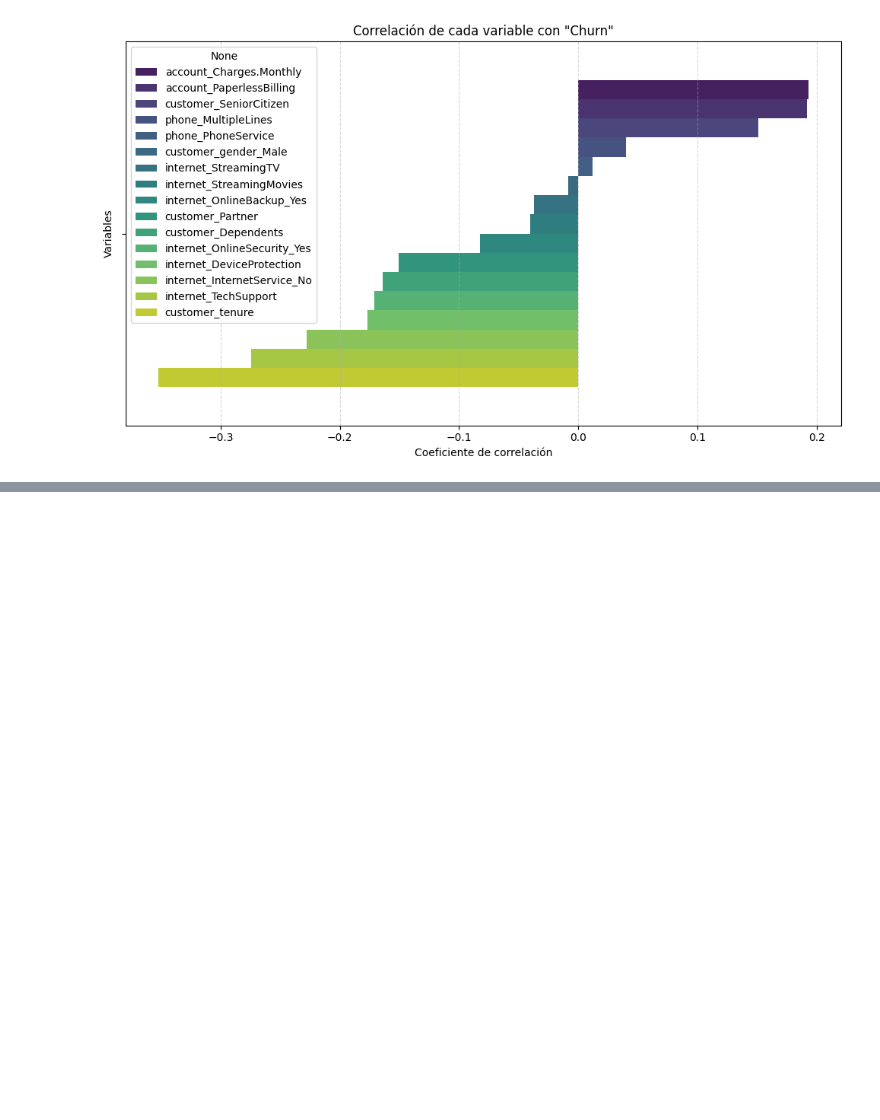
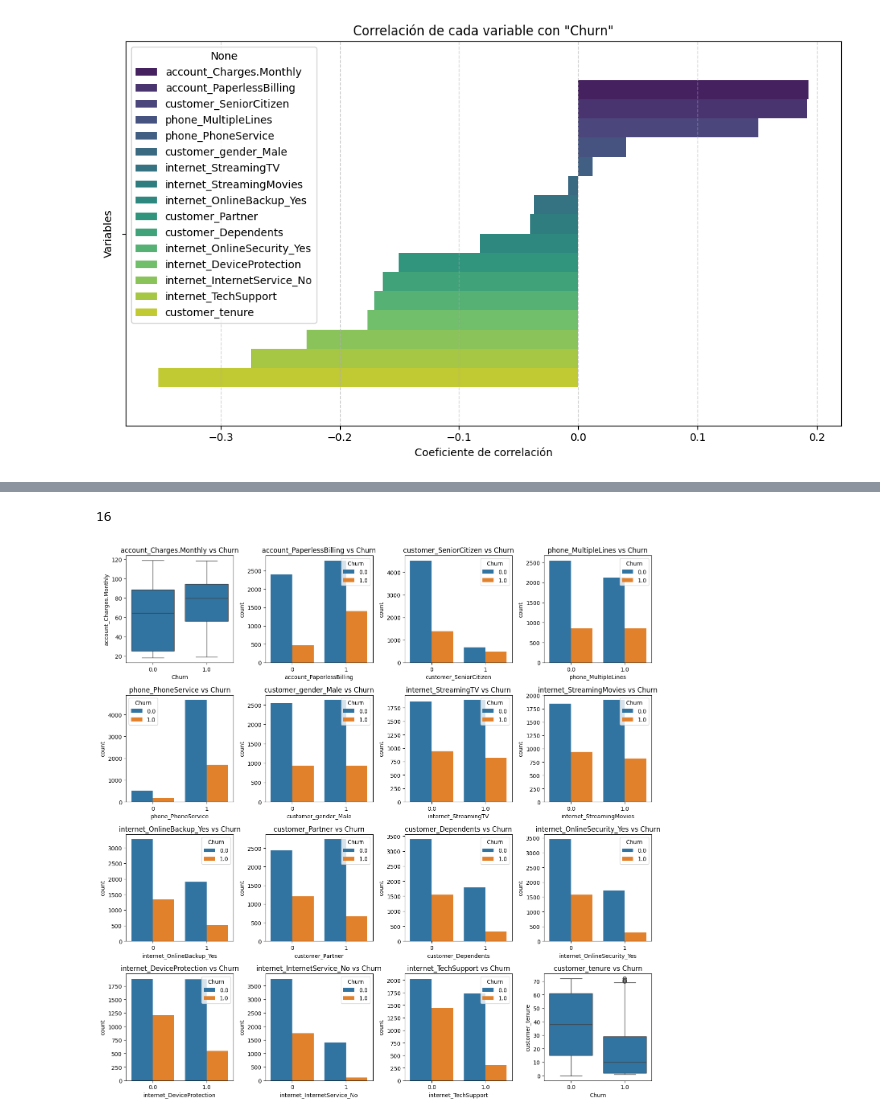
Before and after one commit to joako2004/challenge_2, a Jupyter notebook: challenge.ipynb, the cells around one changed output, grey strips where cells are left out. Cells and saved outputs as stored; diff of their text form; code cells hidden in the pictures; blank space fills up the shorter version.

```diff
--- a/challenge.ipynb
+++ b/challenge.ipynb
@@ -287,0 +308,27 @@ plt.show()
+# %%
+# generar una lista con todas las variables menos churn
+lista_correlaciones = list(correlaciones['Churn'].sort_values(ascending=False).index)
+lista_correlaciones.remove('Churn')
+# %%
+len(lista_correlaciones)
+# %% [output]
+16
+# %%
+# iterar sobre cada columna y generar un gráfico en relación a churn
+fig, axes = plt.subplots(nrows=4, ncols=4, figsize=(14, 14)) # crear la figura de 4 filas X 4 columnas
+
+# aplanar matriz de ejes para indexar linealmente
+axes = axes.flatten()
+
+for i, columna in enumerate(lista_correlaciones): # iterar sobre cada columna de la lista
+    ax = axes[i]
+    if datos[columna].nunique() <= 10: # si la columna tiene 10 o menos valores únicos (es categórica), crea un gráfico de barras (countplot), diferenciando por la columna Churn (hue).
+        sns.countplot(x=columna, hue='Churn', data=datos, ax=ax)
+    else: # si la columna tiene más de 10 valores únicos (es numérica), genera un boxplot que muestra la distribución del valor según Churn.
+        sns.boxplot(x='Churn', y=columna, data=datos, ax=ax)
+    ax.set_title(f'{columna} vs Churn')
+
+plt.tight_layout() # austar para que no se superpongan los plots
+plt.show()
+# %% [output]
+[figure, added]
```
Also changed, not shown: parts of 3 cells of this notebook.
